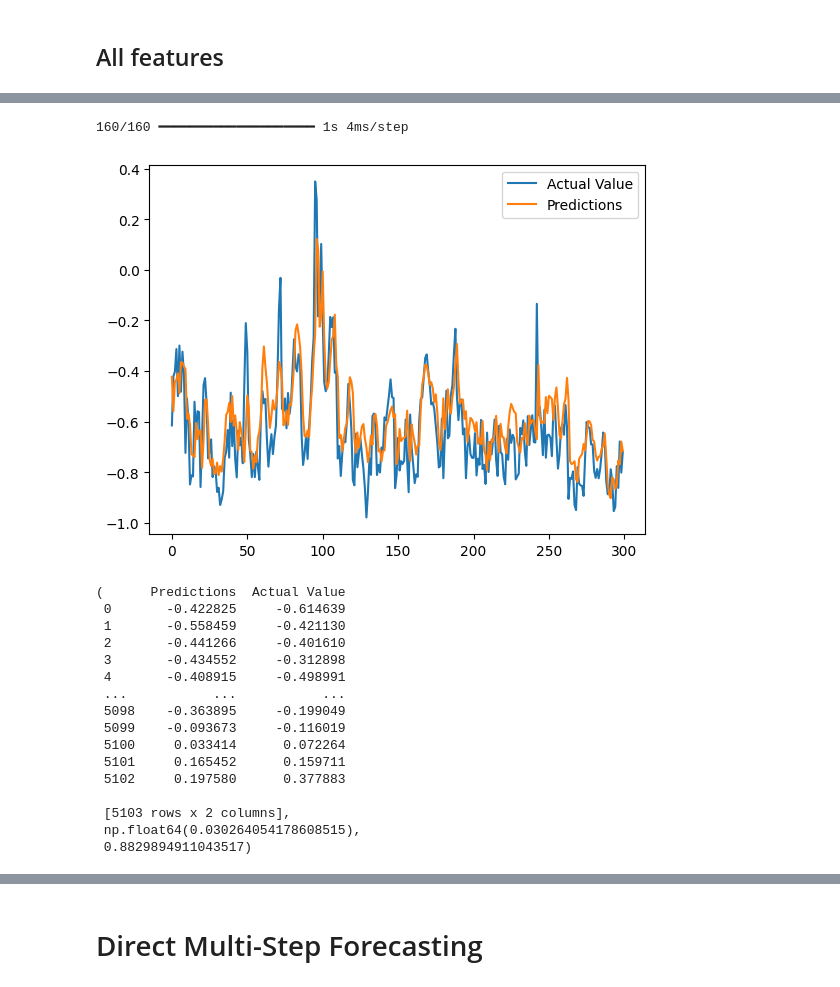
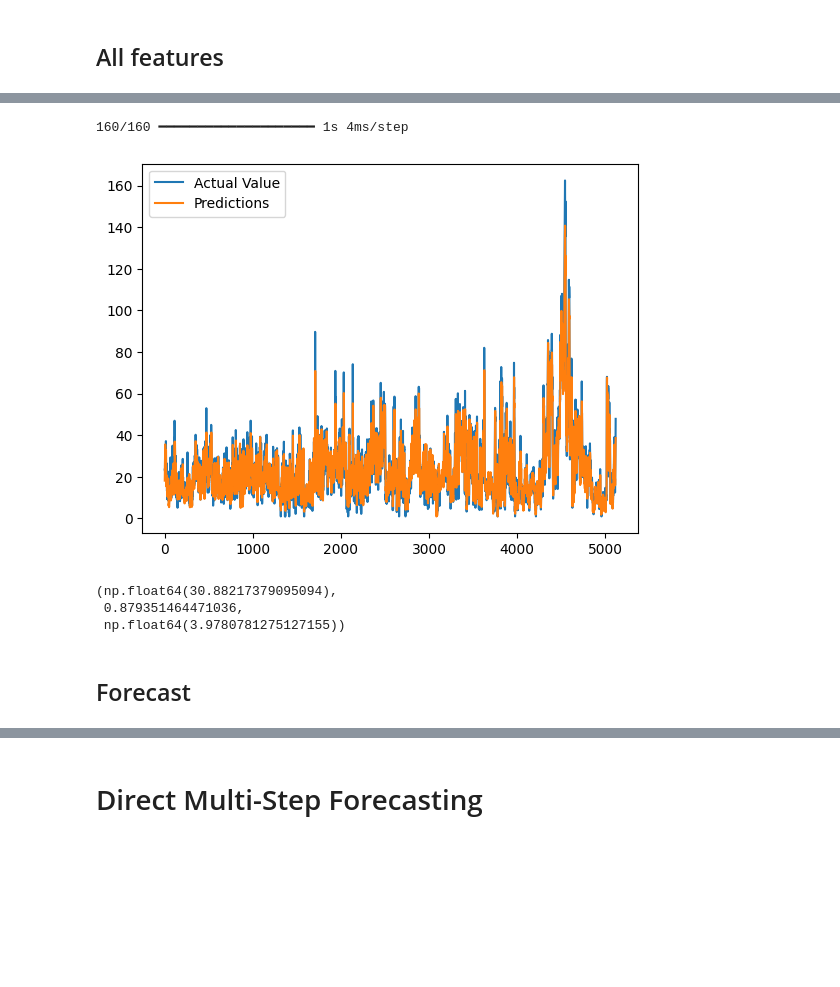
Before and after one commit to klklaudia/AI, a Jupyter notebook: PredykcjaSmogu/LSTM.ipynb, the cells around one changed output, grey strips where cells are left out. Cells and saved outputs as stored; diff of their text form; code cells hidden in the pictures; blank space fills up the shorter version.

```diff
--- a/PredykcjaSmogu/LSTM.ipynb
+++ b/PredykcjaSmogu/LSTM.ipynb
@@ -246,7 +284,7 @@ plot_predictions(model, X_test, y_test, start=0, end=300)
 ## All features
 # %%
 # more features
-def df_to_X_y(df, window_size=24):
+def df_to_X_y(df, window_size=8):
     df_as_np = df.to_numpy()
     X = []
     y = []
@@ -263,8 +301,23 @@ X_test, y_test = df_to_X_y(df_test)
 # %%
 model = Sequential()
 model.add(InputLayer(shape=(X_train.shape[1], X_train.shape[2])))
-model.add(LSTM(64))
-model.add(Dense(8, activation='relu'))
+
+model.add(LSTM(128, activation='relu')) # slightly better then 64
+# model.add(LSTM(32, return_sequences=True, activation='relu'))
+# model.add(LSTM(32, return_sequences=True, activation='relu'))
+# model.add(LSTM(32, return_sequences=True, activation='relu'))
+# model.add(LSTM(32, activation='relu'))
+
+#model.add(Conv1D(64, kernel_size=2, activation='relu'))
+# not much better as just one LSTM
+# model.add(LSTM(64, return_sequences=True))
+# model.add(LSTM(128, activation='relu'))
+# dropout makes predictions worse
+# validation data for overfitting
+#model.add(LSTM(64, activation='relu', dropout=0.2))
+#model.add(LSTM(32, dropout=0.2, recurrent_dropout=0.2))
+
+model.add(Dense(8, activation='tanh')) # more neurons does nothing
 model.add(Dense(1, activation='linear'))
 model.summary()
 # %% [output]
@@ -283,8 +336,9 @@ Model: "sequential_12"
  Non-trainable params: 0 (0.00 B)
 # %%
-cp = ModelCheckpoint('models/1h/all.keras', save_best_only=True)
-model.compile(loss=MeanSquaredError(), optimizer=Adam(learning_rate=0.001), metrics=[RootMeanSquaredError()])
+cp = ModelCheckpoint('models/finals/all.keras', save_best_only=True)
+model.compile(loss=MeanSquaredError(), optimizer=Adam(learning_rate=0.0001), metrics=[RootMeanSquaredError()])
 # %%
-model.fit(X_train, y_train, validation_data=(X_val, y_val), epochs=15, callbacks=[cp])
+# bigger batch size: similar results, much faster
+model.fit(X_train, y_train, validation_data=(X_val, y_val), epochs=15, batch_size=128, callbacks=[cp])
 # %% [output]
 Epoch 1/15
@@ -307,23 +361,17 @@ Epoch 15/15
 <keras.src.callbacks.history.History at 0x...>
 # %%
-plot_predictions(model, X_test, y_test, start=0, end=300)
-# all features won't be helpful if predictions is just for the next hour
+y_test_inv = scaler_y.inverse_transform(y_test.reshape(-1, 1))
+y_pred = scaler_y.inverse_transform(model.predict(X_test).reshape(-1, 1))
+plt.plot(y_test_inv, label='Actual Value')
+plt.plot(y_pred, label='Predictions')
+plt.legend()
+plt.show()
+mean_squared_error(y_test_inv, y_pred), r2_score(y_test_inv, y_pred), mean_absolute_error(y_test_inv, y_pred)
 # %% [output]
 160/160 ━━━━━━━━━━━━━━━━━━━━ 1s 4ms/step
-[figure, old version]
+[figure, new version]
-(      Predictions  Actual Value
- 0       -0.422825     -0.614639
- 1       -0.558459     -0.421130
- 2       -0.441266     -0.401610
- 3       -0.434552     -0.312898
- 4       -0.408915     -0.498991
- ...           ...           ...
- 5098    -0.363895     -0.199049
- 5099    -0.093673     -0.116019
- 5100     0.033414      0.072264
- 5101     0.165452      0.159711
- 5102     0.197580      0.377883
-
- [5103 rows x 2 columns],
- np.float64(0.030264054178608515),
- 0.8829894911043517)
+(np.float64(30.88217379095094),
+ 0.879351464471036,
+ np.float64(3.9780781275127155))
+# %% [markdown]
+## Forecast
```
Also changed, not shown: parts of 43 cells of this notebook, 2 other files.
